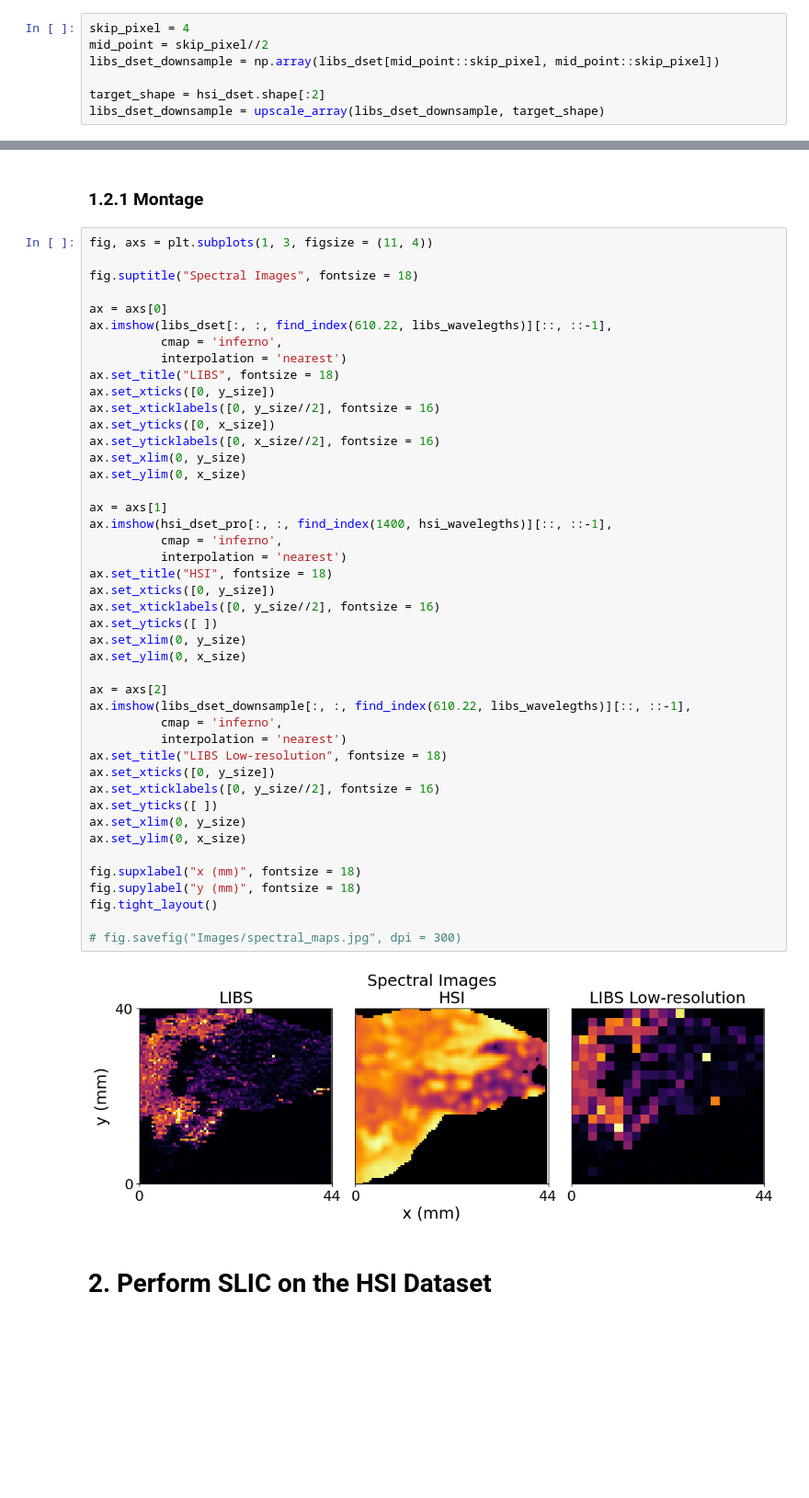
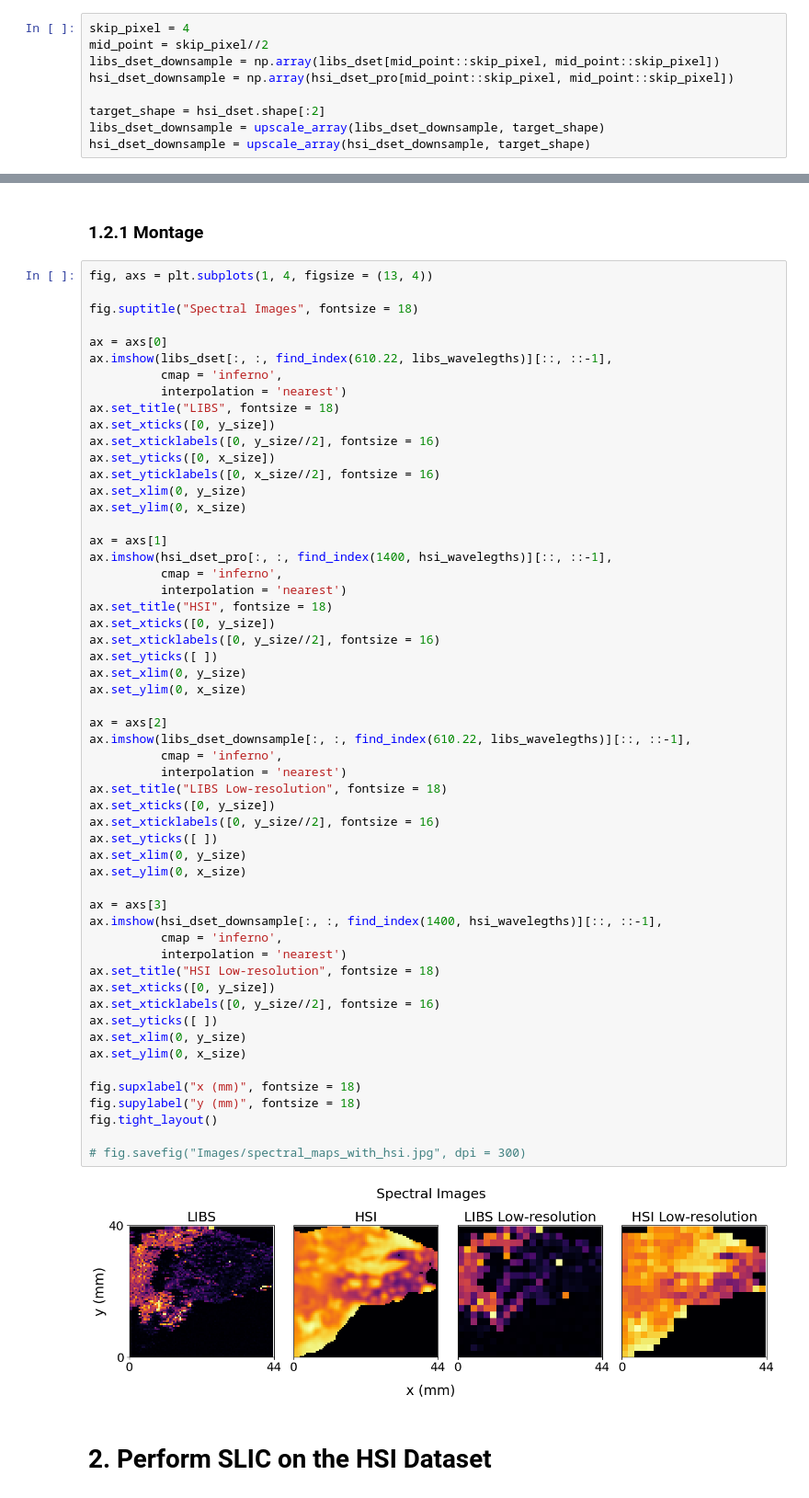
Before and after one commit to tomasjmlopes/LIBS_Tools, a Jupyter notebook: SLIC_Collab/hsi_upscale_libs.ipynb, the cells around one changed output, grey strips where cells are left out. Shown: that part at 92% size. Saved outputs shown, nothing was run; the diff lists cells and outputs as text; blank space fills up the shorter version.

```diff
--- a/SLIC_Collab/hsi_upscale_libs.ipynb
+++ b/SLIC_Collab/hsi_upscale_libs.ipynb
@@ -153,9 +153,11 @@ fig.tight_layout()
 skip_pixel = 4
 mid_point = skip_pixel//2
 libs_dset_downsample = np.array(libs_dset[mid_point::skip_pixel, mid_point::skip_pixel])
+hsi_dset_downsample = np.array(hsi_dset_pro[mid_point::skip_pixel, mid_point::skip_pixel])
 
 target_shape = hsi_dset.shape[:2]
 libs_dset_downsample = upscale_array(libs_dset_downsample, target_shape)
+hsi_dset_downsample = upscale_array(hsi_dset_downsample, target_shape)
 # %%
 fig, axs = plt.subplots(1, 1, figsize = (4, 4))
 
@@ -171,7 +173,7 @@ ax.axis("off")
 # %% [markdown]
 ### 1.2.1 Montage
 # %%
-fig, axs = plt.subplots(1, 3, figsize = (11, 4))
+fig, axs = plt.subplots(1, 4, figsize = (13, 4))
 
 fig.suptitle("Spectral Images", fontsize = 18)
 
@@ -187,35 +189,46 @@ ax.set_yticklabels([0, x_size//2], fontsize = 16)
 ax.set_xlim(0, y_size)
 ax.set_ylim(0, x_size)
 
 ax = axs[1]
 ax.imshow(hsi_dset_pro[:, :, find_index(1400, hsi_wavelegths)][::, ::-1],
           cmap = 'inferno',
           interpolation = 'nearest')
 ax.set_title("HSI", fontsize = 18)
 ax.set_xticks([0, y_size])
 ax.set_xticklabels([0, y_size//2], fontsize = 16)
 ax.set_yticks([ ])
 ax.set_xlim(0, y_size)
 ax.set_ylim(0, x_size)
 
 ax = axs[2]
 ax.imshow(libs_dset_downsample[:, :, find_index(610.22, libs_wavelegths)][::, ::-1],
           cmap = 'inferno',
           interpolation = 'nearest')
 ax.set_title("LIBS Low-resolution", fontsize = 18)
 ax.set_xticks([0, y_size])
 ax.set_xticklabels([0, y_size//2], fontsize = 16)
 ax.set_yticks([ ])
 ax.set_xlim(0, y_size)
 ax.set_ylim(0, x_size)
 
+ax = axs[3]
+ax.imshow(hsi_dset_downsample[:, :, find_index(1400, hsi_wavelegths)][::, ::-1],
+          cmap = 'inferno',
+          interpolation = 'nearest')
+ax.set_title("HSI Low-resolution", fontsize = 18)
+ax.set_xticks([0, y_size])
+ax.set_xticklabels([0, y_size//2], fontsize = 16)
+ax.set_yticks([ ])
+ax.set_xlim(0, y_size)
+ax.set_ylim(0, x_size)
+
 fig.supxlabel("x (mm)", fontsize = 18)
 fig.supylabel("y (mm)", fontsize = 18)
 fig.tight_layout()
 
-# fig.savefig("Images/spectral_maps.jpg", dpi = 300)
+# fig.savefig("Images/spectral_maps_with_hsi.jpg", dpi = 300)
 # %% [output]
-[figure, old version]
+[figure, new version]
 # %% [markdown]
 # 2. Perform SLIC on the HSI Dataset
 # %%
```
Also changed, not shown: parts of 10 cells of this notebook, 17 other files.
